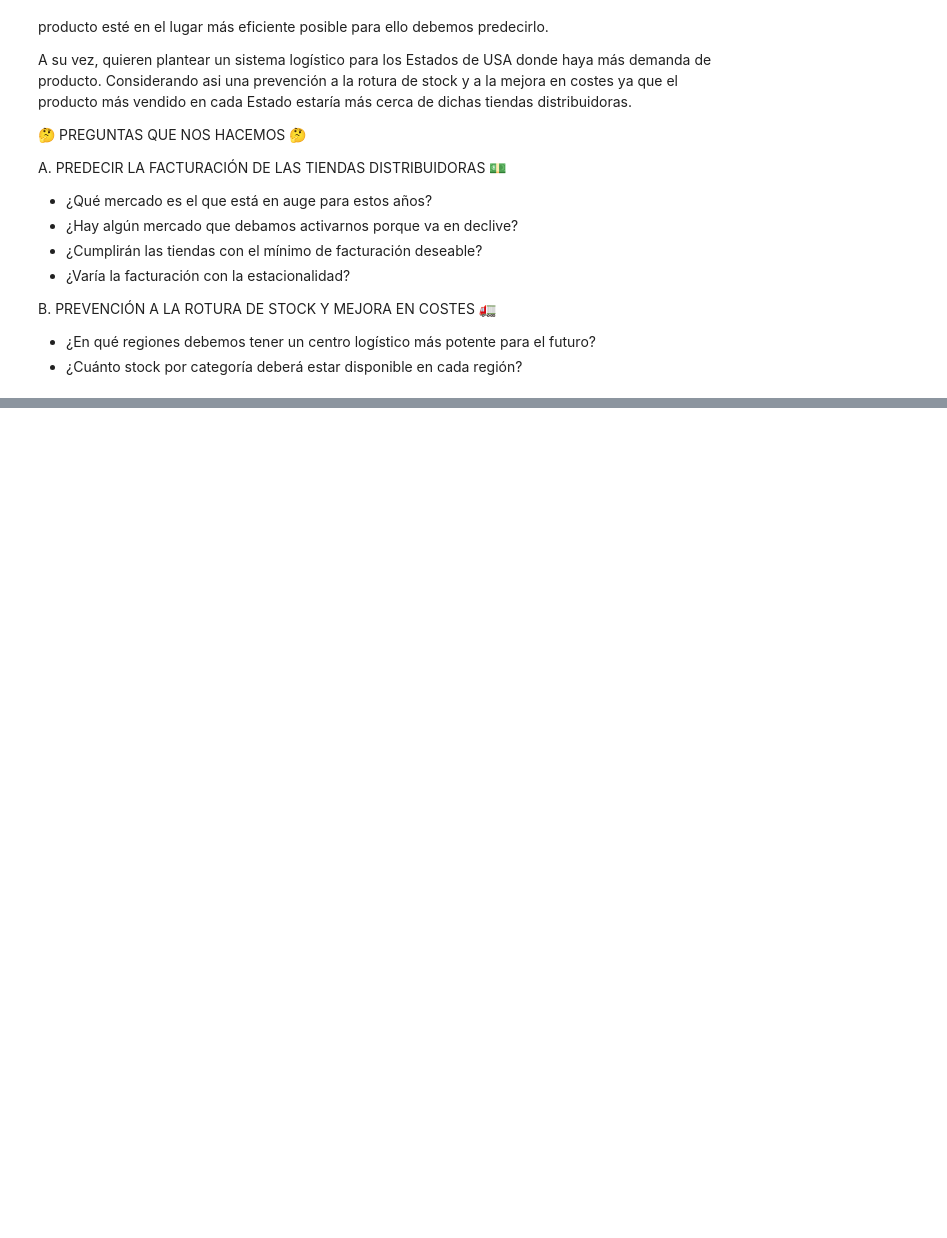
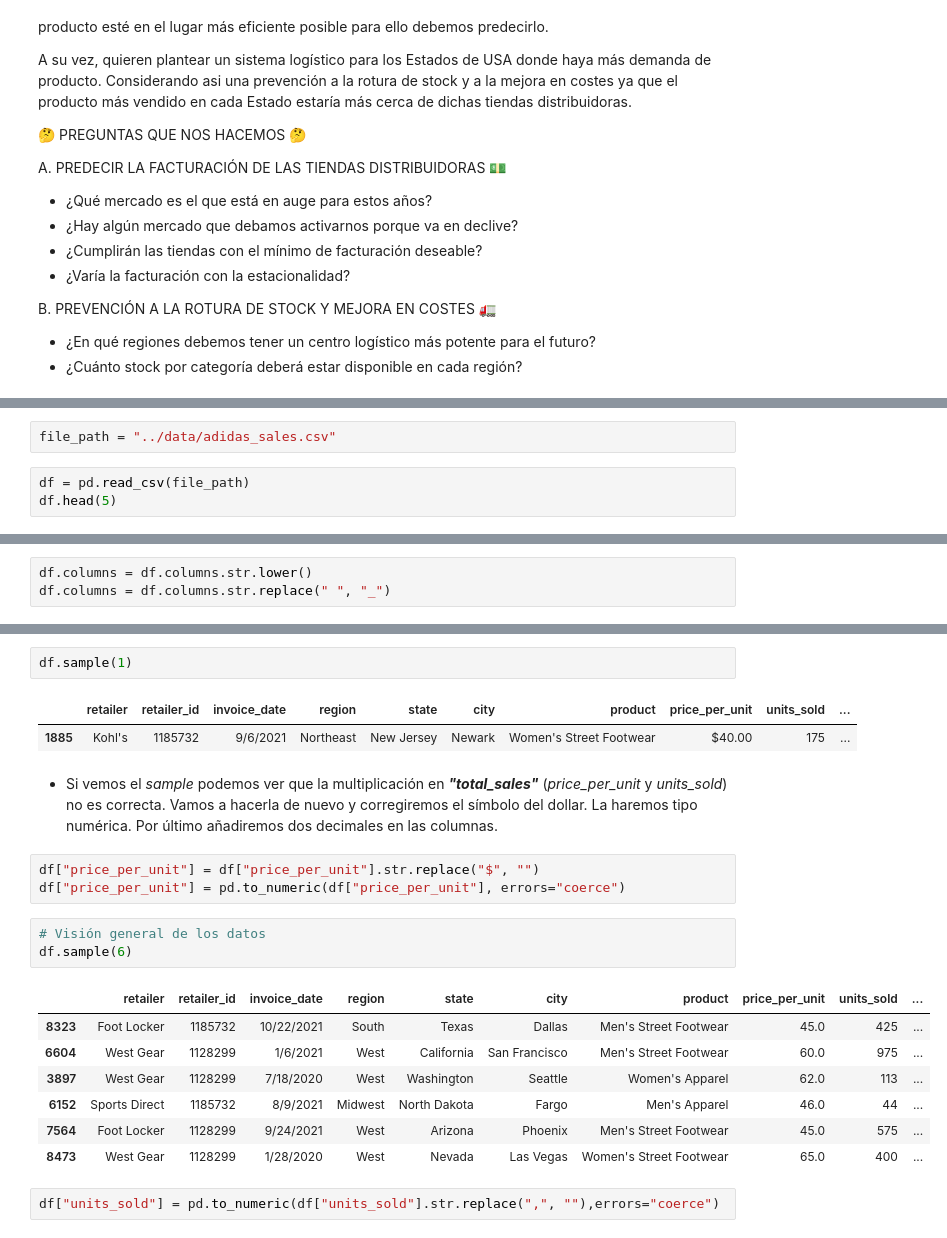
Before and after one commit to antonio-herrera-gb/ML_Adidas-Forecast, a Jupyter notebook: src/results_notebook/final_notebook.ipynb, the cells around one changed output, grey strips where cells are left out. Cells and saved outputs as stored; diff of their text form; blank space fills up the shorter version.

```diff
--- a/src/results_notebook/final_notebook.ipynb
+++ b/src/results_notebook/final_notebook.ipynb
@@ -37,0 +40,5 @@ B. PREVENCIÓN A LA ROTURA DE STOCK Y MEJORA EN COSTES 🚛
+# %%
+file_path = "../data/adidas_sales.csv"
+# %%
+df = pd.read_csv(file_path)
+df.head(5)
@@ -37,0 +64,3 @@ B. PREVENCIÓN A LA ROTURA DE STOCK Y MEJORA EN COSTES 🚛
+# %%
+df.columns = df.columns.str.lower()
+df.columns = df.columns.str.replace(" ", "_")
@@ -37,0 +94,23 @@ B. PREVENCIÓN A LA ROTURA DE STOCK Y MEJORA EN COSTES 🚛
+# %%
+df.sample(1)
+# %% [output]
+|  | retailer | retailer_id | invoice_date | region | state | city | product | price_per_unit | units_sold | ... |
+| 1885 | Kohl's | 1185732 | 9/6/2021 | Northeast | New Jersey | Newark | Women's Street Footwear | $40.00 | 175 | ... |
+# %% [markdown]
+- Si vemos el *sample* podemos ver que la multiplicación en ***"total_sales"*** (*price_per_unit* y *units_sold*) no es correcta. Vamos a hacerla de nuevo y corregiremos el símbolo del dollar. La haremos tipo numérica. Por último añadiremos dos decimales en las columnas.
+# %%
+df["price_per_unit"] = df["price_per_unit"].str.replace("$", "")
+df["price_per_unit"] = pd.to_numeric(df["price_per_unit"], errors="coerce")
+# %%
+# Visión general de los datos
+df.sample(6)
+# %% [output]
+|  | retailer | retailer_id | invoice_date | region | state | city | product | price_per_unit | units_sold | ... |
+| 8323 | Foot Locker | 1185732 | 10/22/2021 | South | Texas | Dallas | Men's Street Footwear | 45.0 | 425 | ... |
+| 6604 | West Gear | 1128299 | 1/6/2021 | West | California | San Francisco | Men's Street Footwear | 60.0 | 975 | ... |
+| 3897 | West Gear | 1128299 | 7/18/2020 | West | Washington | Seattle | Women's Apparel | 62.0 | 113 | ... |
+| 6152 | Sports Direct | 1185732 | 8/9/2021 | Midwest | North Dakota | Fargo | Men's Apparel | 46.0 | 44 | ... |
+| 7564 | Foot Locker | 1128299 | 9/24/2021 | West | Arizona | Phoenix | Men's Street Footwear | 45.0 | 575 | ... |
+| 8473 | West Gear | 1128299 | 1/28/2020 | West | Nevada | Las Vegas | Women's Street Footwear | 65.0 | 400 | ... |
+# %%
+df["units_sold"] = pd.to_numeric(df["units_sold"].str.replace(",", ""),errors="coerce")
```
Also changed, not shown: parts of 42 cells of this notebook, 1 other file.
